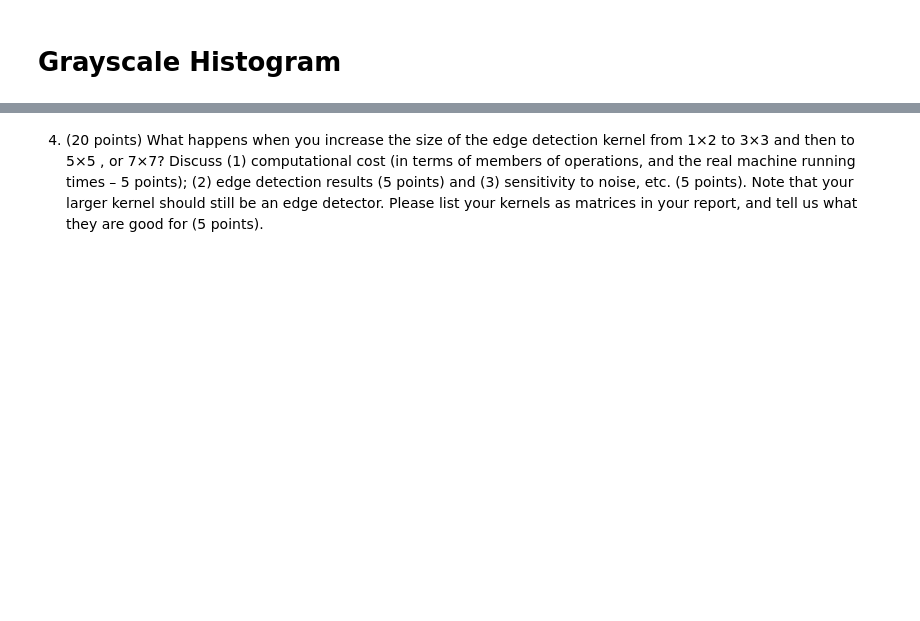
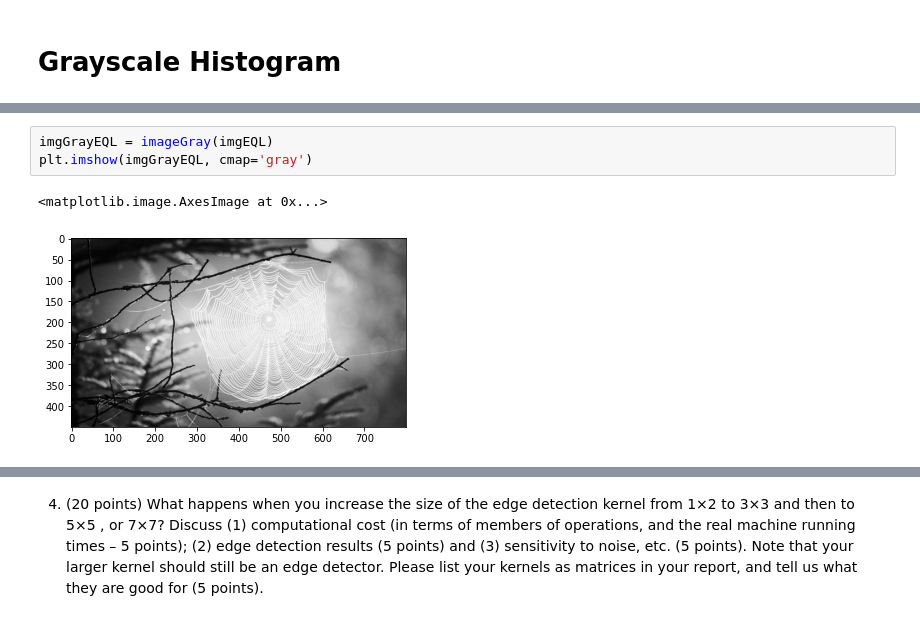
Before and after one commit to adomakor412/ComputerVision, a Jupyter notebook: ComputerVisionBasics/ImageEnhancement_ImageFomation_EdgeDetection.ipynb, the cells around one changed output, grey strips where cells are left out. Saved outputs shown, nothing was run; the diff lists cells and outputs as text; blank space fills up the shorter version.

```diff
--- a/ComputerVisionBasics/ImageEnhancement_ImageFomation_EdgeDetection.ipynb
+++ b/ComputerVisionBasics/ImageEnhancement_ImageFomation_EdgeDetection.ipynb
@@ -140,0 +135,6 @@ len(grayImage[0])
+# %%
+imgGrayEQL = imageGray(imgEQL)
+plt.imshow(imgGrayEQL, cmap='gray')
+# %% [output]
+<matplotlib.image.AxesImage at 0x...>
+[figure, added]
```
Also changed, not shown: parts of 60 cells of this notebook, 8 other files.
